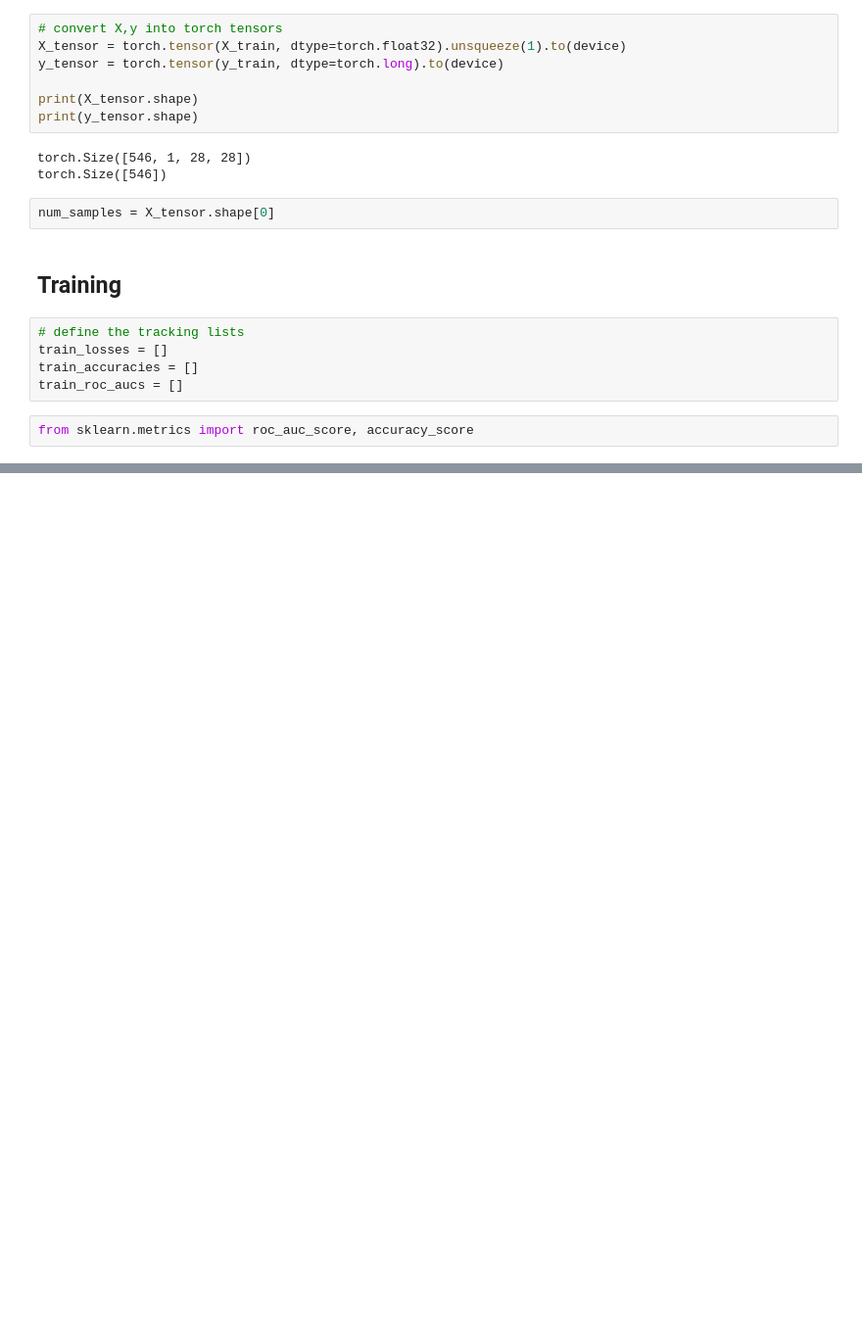
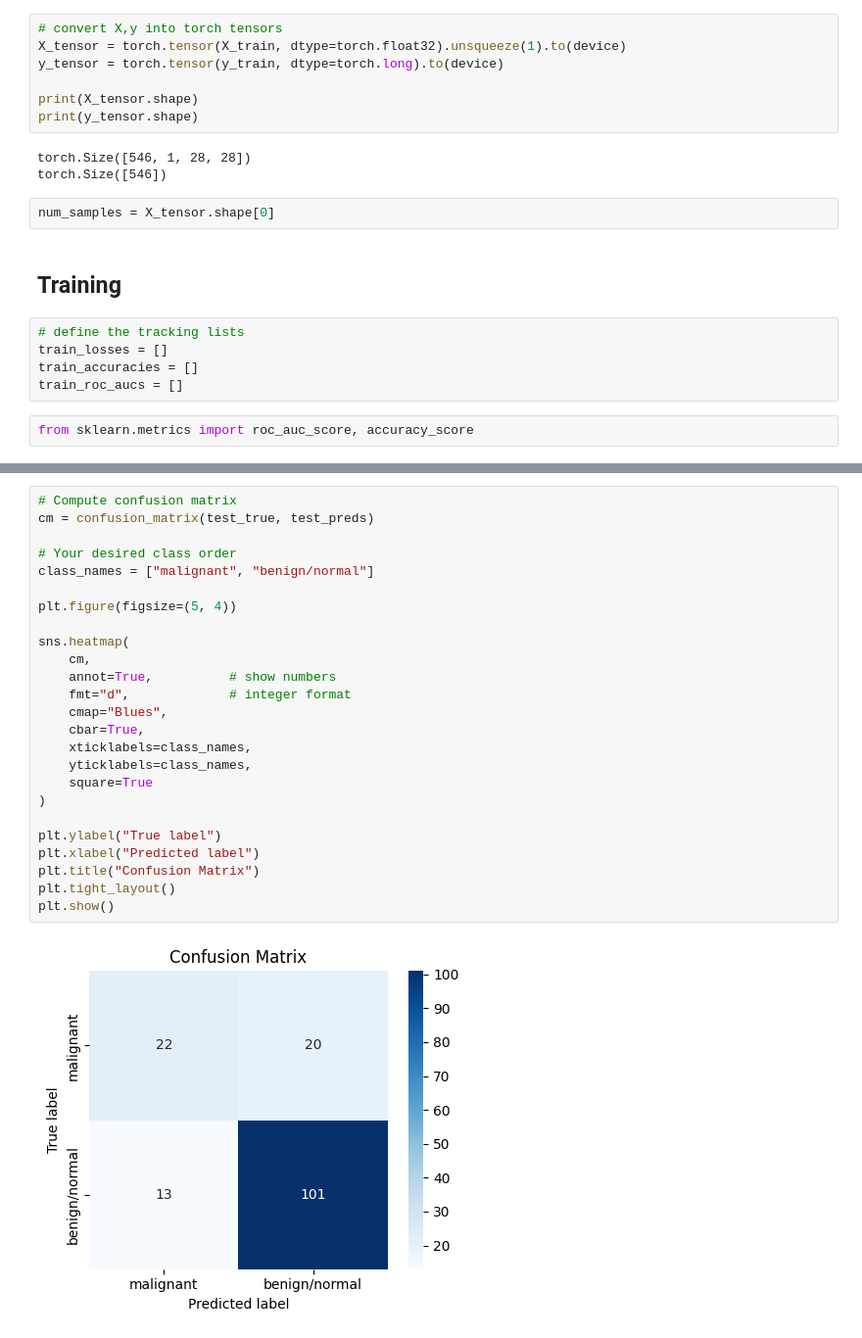
Before and after one commit to RamonWinkler/A-Hybrid-Quantum-Classical-Approach-to-Biomedical-Image-Classification, a Jupyter notebook: classical_cnn.ipynb, the cells around one changed output, grey strips where cells are left out. Shown: that part at 98% size. Saved outputs shown, nothing was run; the diff lists cells and outputs as text; blank space fills up the shorter version.

```diff
--- a/classical_cnn.ipynb
+++ b/classical_cnn.ipynb
@@ -500,0 +391,27 @@ plt.show()
+# %%
+# Compute confusion matrix
+cm = confusion_matrix(test_true, test_preds)
+
+# Your desired class order
+class_names = ["malignant", "benign/normal"]
+
+plt.figure(figsize=(5, 4))
+
+sns.heatmap(
+    cm,
+    annot=True,          # show numbers
+    fmt="d",             # integer format
+    cmap="Blues",
+    cbar=True,
+    xticklabels=class_names,
+    yticklabels=class_names,
+    square=True
+)
+
+plt.ylabel("True label")
+plt.xlabel("Predicted label")
+plt.title("Confusion Matrix")
+plt.tight_layout()
+plt.show()
+# %% [output]
+[figure, added]
```
Also changed, not shown: parts of 27 cells of this notebook, 2 other files.
